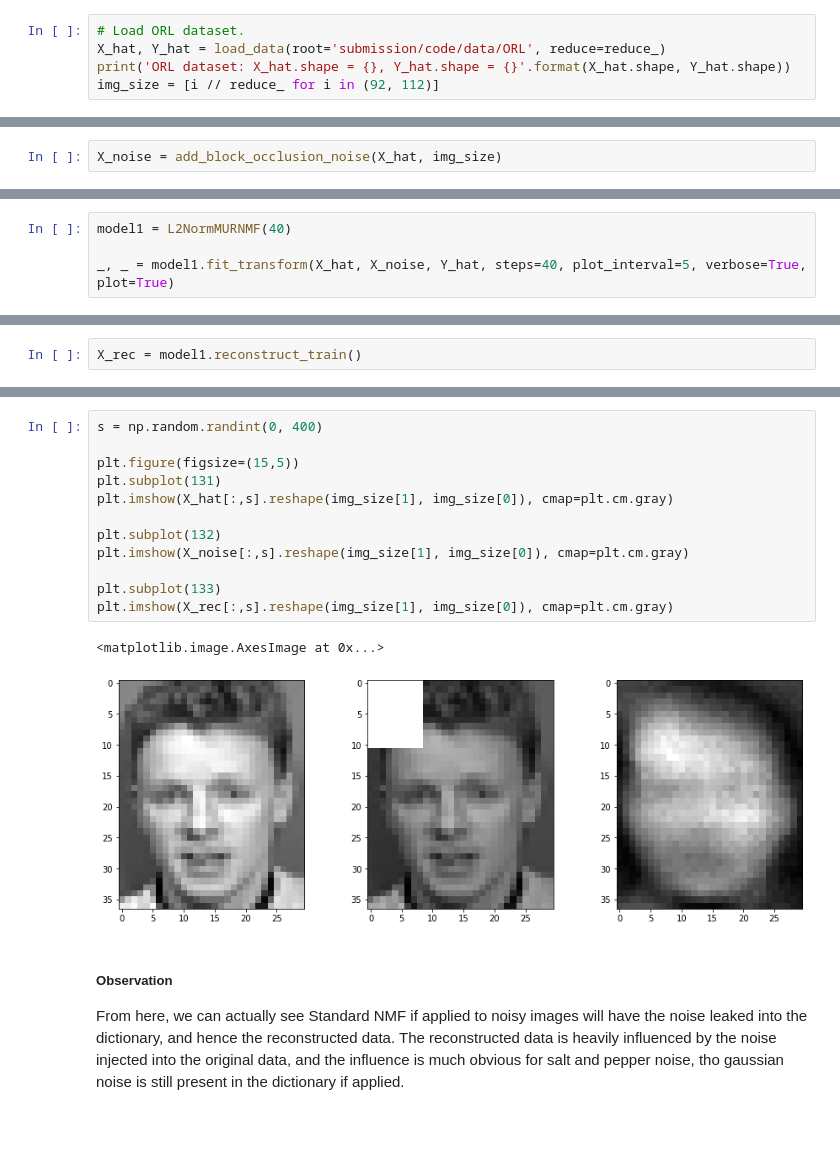
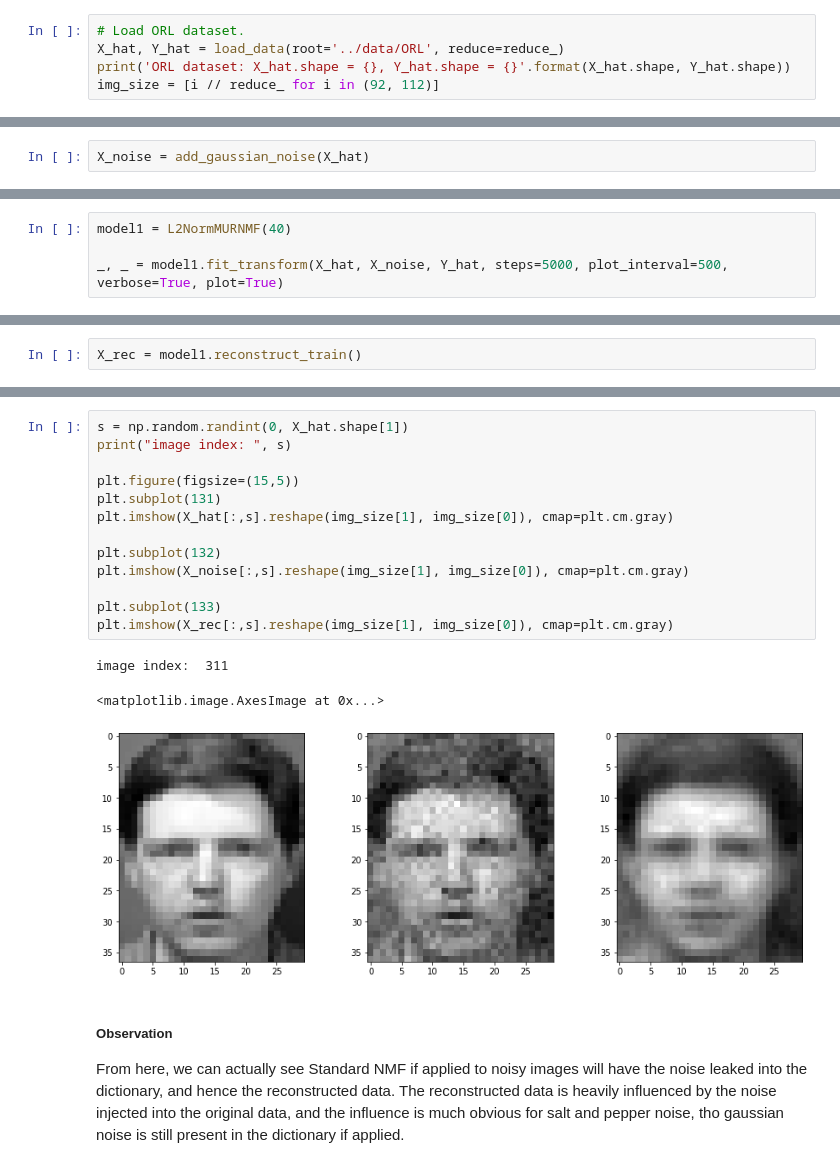
Before and after one commit to zyinghua/nmf-robustness-analysis, a Jupyter notebook: code.ipynb, the cells around one changed output, grey strips where cells are left out. Saved outputs shown, nothing was run; the diff lists cells and outputs as text; blank space fills up the shorter version.

```diff
--- a/code.ipynb
+++ b/code.ipynb
@@ -89,7 +89,7 @@ img_size = [i // reduce_ for i in (168, 192)]
 Extended YaleB dataset: X_hat.shape = (3584, 2414), Y_hat.shape = (2414,)
 # %%
 # Load ORL dataset.
-X_hat, Y_hat = load_data(root='submission/code/data/ORL', reduce=reduce_)
+X_hat, Y_hat = load_data(root='../data/ORL', reduce=reduce_)
 print('ORL dataset: X_hat.shape = {}, Y_hat.shape = {}'.format(X_hat.shape, Y_hat.shape))
 img_size = [i // reduce_ for i in (92, 112)]
 # %% [output]
@@ -155,7 +155,7 @@ def add_block_occlusion_noise(img, img_size, width=0.3, height=0.3):
 
     return img_copy.reshape(num_samples, img_size[0] * img_size[1]).T
 # %%
-X_noise = add_block_occlusion_noise(X_hat, img_size)
+X_noise = add_gaussian_noise(X_hat)
 # %%
 noise_demo_img_index = 1
 
@@ -364,5 +364,5 @@ class L2NormMURNMF:
 # %%
 model1 = L2NormMURNMF(40)
 
-_, _ = model1.fit_transform(X_hat, X_noise, Y_hat, steps=40, plot_interval=5, verbose=True, plot=True)
+_, _ = model1.fit_transform(X_hat, X_noise, Y_hat, steps=5000, plot_interval=500, verbose=True, plot=True)
 # %% [output]
@@ -396,18 +391,20 @@ for i in range(4):
 # %%
-s = np.random.randint(0, 400)
+s = np.random.randint(0, X_hat.shape[1])
+print("image index: ", s)
 
 plt.figure(figsize=(15,5))
 plt.subplot(131)
 plt.imshow(X_hat[:,s].reshape(img_size[1], img_size[0]), cmap=plt.cm.gray)
 
 plt.subplot(132)
 plt.imshow(X_noise[:,s].reshape(img_size[1], img_size[0]), cmap=plt.cm.gray)
 
 plt.subplot(133)
 plt.imshow(X_rec[:,s].reshape(img_size[1], img_size[0]), cmap=plt.cm.gray)
 # %% [output]
-<matplotlib.image.AxesImage at 0x...>
+image index:  311
+<matplotlib.image.AxesImage at 0x...>
-[figure, old version]
+[figure, new version]
 # %% [markdown]
 ##### Observation
 From here, we can actually see Standard NMF if applied to noisy images will have the noise leaked into the dictionary, and hence the reconstructed data. The reconstructed data is heavily influenced by the noise injected into the original data, and the influence is much obvious for salt and pepper noise, tho gaussian noise is still present in the dictionary if applied.
```
Also changed, not shown: parts of 16 cells of this notebook, 1 other file.
